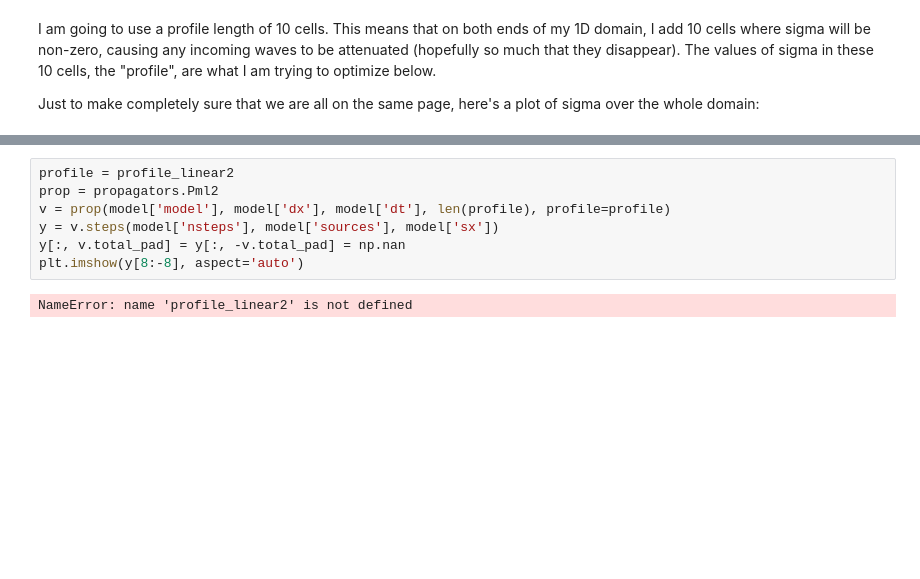
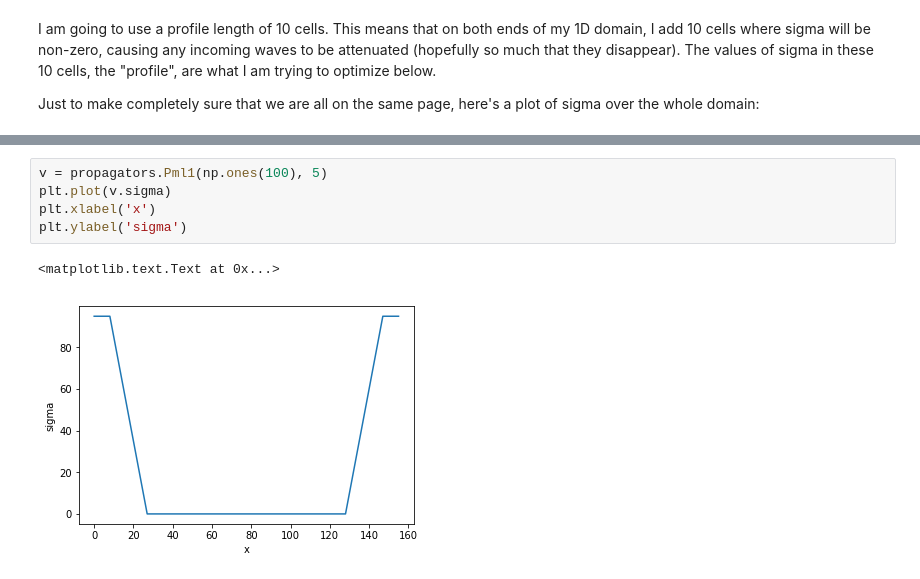
Before and after one commit to ar4/wave_1d_fd_pml, a Jupyter notebook: notebooks/wave_1d_fd_pml3.ipynb, the cells around one changed output, grey strips where cells are left out. Drawn from its saved outputs; the diff is of its cells as text; blank space fills up the shorter version.

```diff
--- a/notebooks/wave_1d_fd_pml3.ipynb
+++ b/notebooks/wave_1d_fd_pml3.ipynb
@@ -138,9 +20,8 @@ nan
-# %%
-profile = profile_linear2
-prop = propagators.Pml2
-v = prop(model['model'], model['dx'], model['dt'], len(profile), profile=profile)
-y = v.steps(model['nsteps'], model['sources'], model['sx'])
-y[:, v.total_pad] = y[:, -v.total_pad] = np.nan
-plt.imshow(y[8:-8], aspect='auto')
-# %% [output]
-NameError: name 'profile_linear2' is not defined
+# %%
+v = propagators.Pml1(np.ones(100), 5)
+plt.plot(v.sigma)
+plt.xlabel('x')
+plt.ylabel('sigma')
+# %% [output]
+<matplotlib.text.Text at 0x...>
+[figure, added]
```
Also changed, not shown: parts of 43 cells of this notebook, 2 other files.
